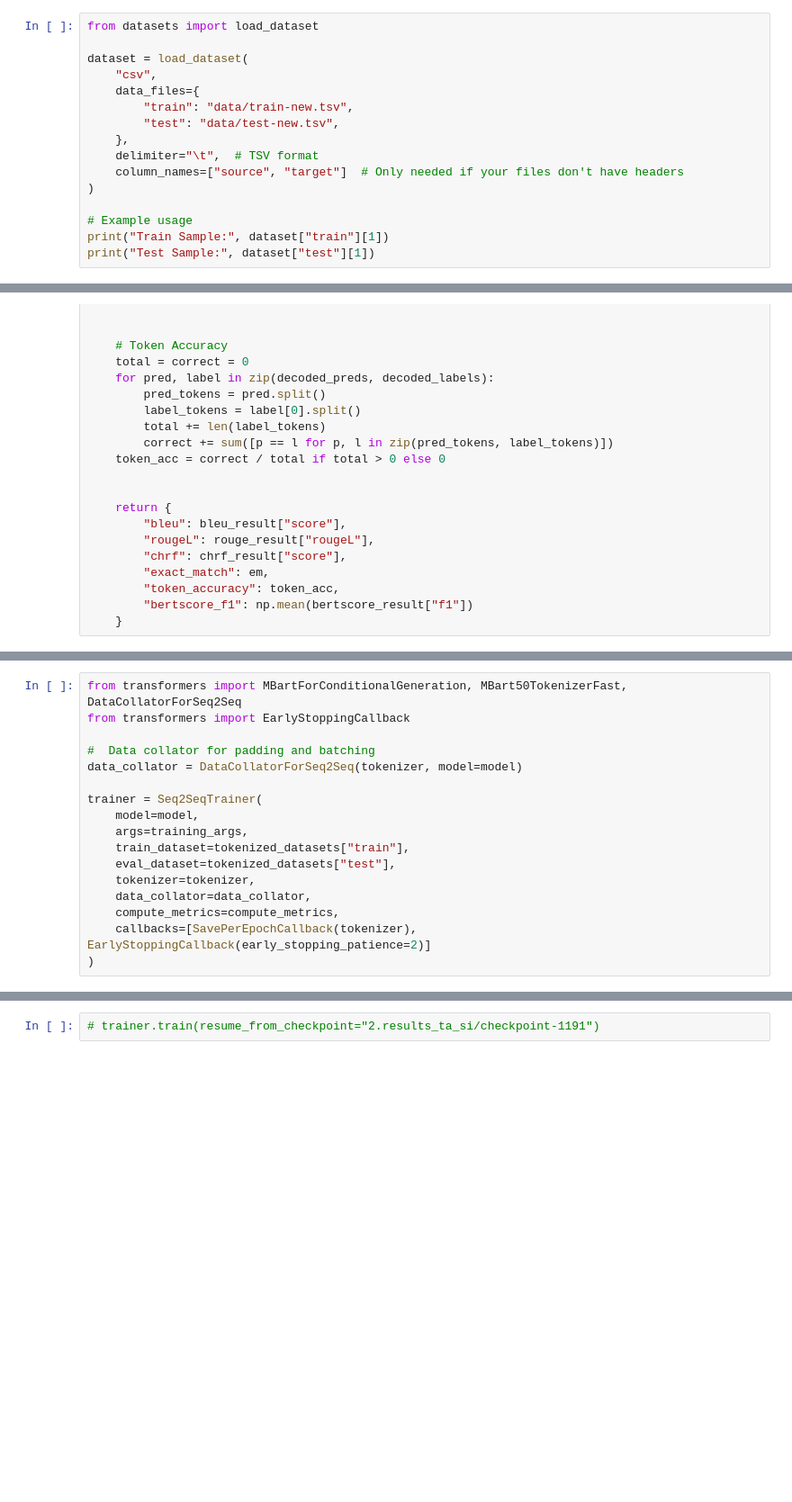
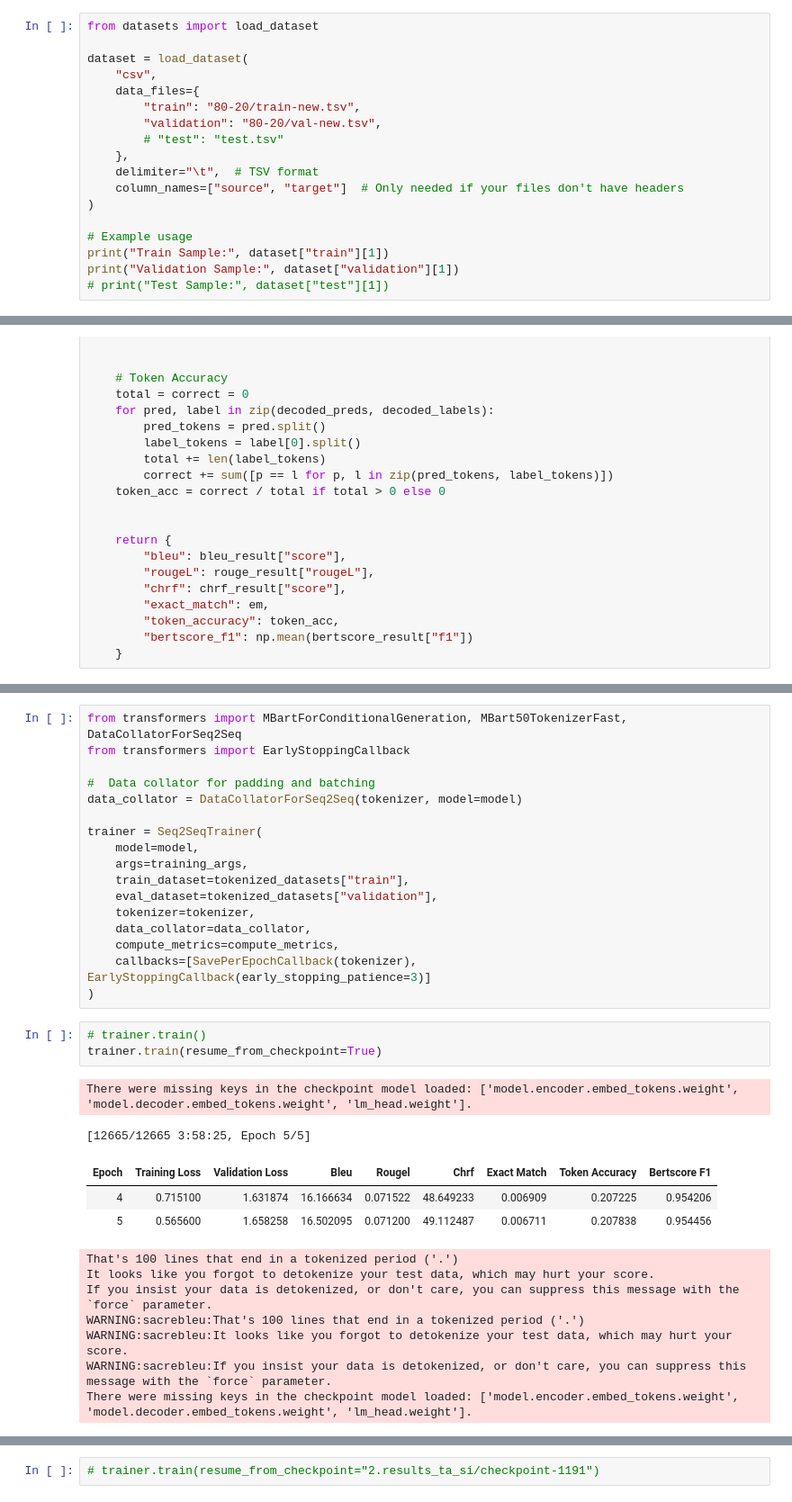
Before and after one commit to SpeechChain-LK/Machine-Translation-ta-si, a Jupyter notebook: 5. MBart50 Tranning/EXP 03/mbart50 EXP - 3.ipynb, the cells around one changed output, grey strips where cells are left out. Shown at 90% size. Drawn from its saved outputs; the diff is of its cells as text; blank space fills up the shorter version.

```diff
--- a/5. MBart50 Tranning/EXP 03/mbart50 EXP - 3.ipynb
+++ b/5. MBart50 Tranning/EXP 03/mbart50 EXP - 3.ipynb
@@ -27,8 +139,9 @@ from datasets import load_dataset
 dataset = load_dataset(
     "csv",
     data_files={
-        "train": "data/train-new.tsv",
-        "test": "data/test-new.tsv",
+        "train": "80-20/train-new.tsv",
+        "validation": "80-20/val-new.tsv",
+        # "test": "test.tsv"
     },
     delimiter="\t",  # TSV format
     column_names=["source", "target"]  # Only needed if your files don't have headers
@@ -36,4 +149,5 @@ dataset = load_dataset(
 
 # Example usage
 print("Train Sample:", dataset["train"][1])
-print("Test Sample:", dataset["test"][1])
+print("Validation Sample:", dataset["validation"][1])
+# print("Test Sample:", dataset["test"][1])
@@ -193,9 +619,25 @@ trainer = Seq2SeqTrainer(
     model=model,
     args=training_args,
     train_dataset=tokenized_datasets["train"],
-    eval_dataset=tokenized_datasets["test"],
+    eval_dataset=tokenized_datasets["validation"],
     tokenizer=tokenizer,
     data_collator=data_collator,
     compute_metrics=compute_metrics,
-    callbacks=[SavePerEpochCallback(tokenizer), EarlyStoppingCallback(early_stopping_patience=2)]
+    callbacks=[SavePerEpochCallback(tokenizer), EarlyStoppingCallback(early_stopping_patience=3)]
 )
+# %%
+# trainer.train()
+trainer.train(resume_from_checkpoint=True)
+# %% [output]
+There were missing keys in the checkpoint model loaded: ['model.encoder.embed_tokens.weight', 'model.decoder.embed_tokens.weight', 'lm_head.weight'].
+[12665/12665 3:58:25, Epoch 5/5]
+| Epoch | Training Loss | Validation Loss | Bleu | Rougel | Chrf | Exact Match | Token Accuracy | Bertscore F1 |
+| 4 | 0.715100 | 1.631874 | 16.166634 | 0.071522 | 48.649233 | 0.006909 | 0.207225 | 0.954206 |
+| 5 | 0.565600 | 1.658258 | 16.502095 | 0.071200 | 49.112487 | 0.006711 | 0.207838 | 0.954456 |
+That's 100 lines that end in a tokenized period ('.')
+It looks like you forgot to detokenize your test data, which may hurt your score.
+If you insist your data is detokenized, or don't care, you can suppress this message with the `force` parameter.
+WARNING:sacrebleu:That's 100 lines that end in a tokenized period ('.')
+WARNING:sacrebleu:It looks like you forgot to detokenize your test data, which may hurt your score.
+WARNING:sacrebleu:If you insist your data is detokenized, or don't care, you can suppress this message with the `force` parameter.
+There were missing keys in the checkpoint model loaded: ['model.encoder.embed_tokens.weight', 'model.decoder.embed_tokens.weight', 'lm_head.weight'].
```
Also changed, not shown: parts of 13 cells of this notebook, 4 other files.
